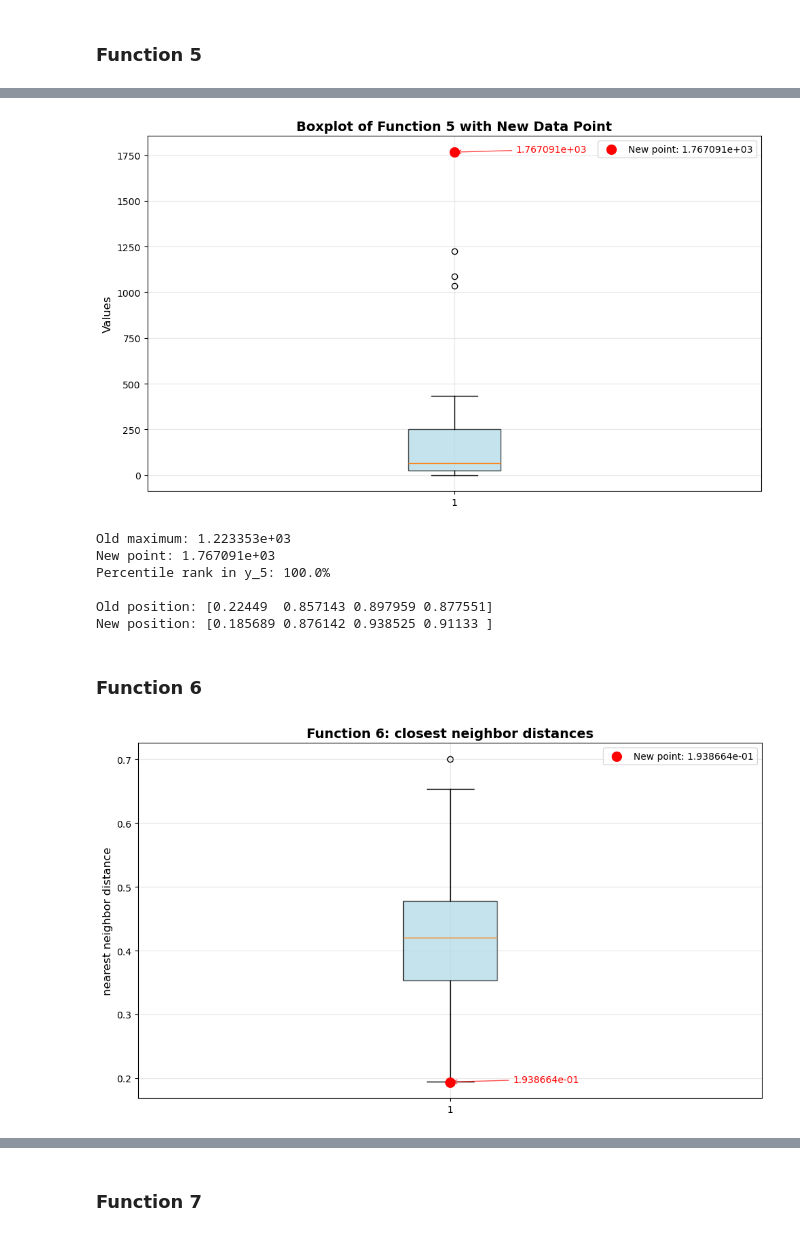
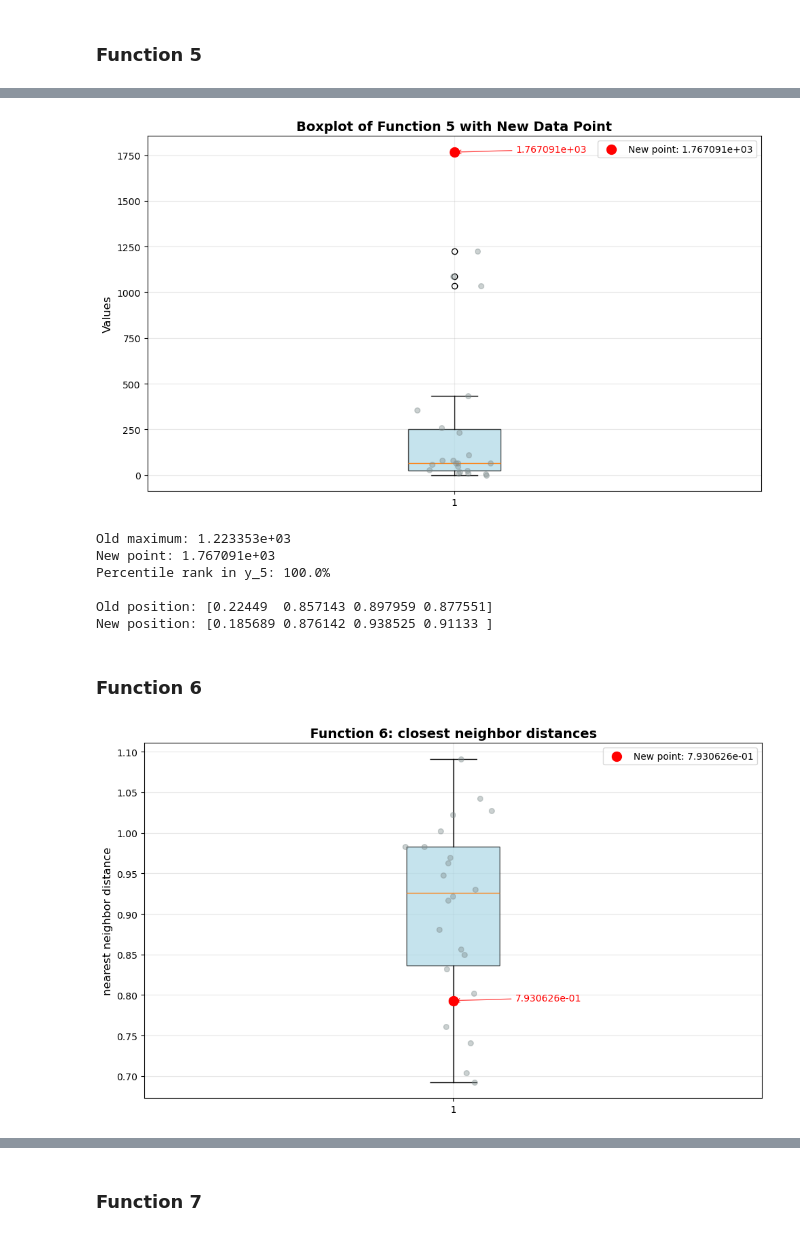
Before and after one commit to Kelly-A-W/Imperial-AI-and-ML-Course-Capstone-Project, a Jupyter notebook: capstone_assignment_15.ipynb, the cells around one changed output, grey strips where cells are left out. Saved outputs shown, nothing was run; the diff lists cells and outputs as text; code cells hidden in the pictures.

```diff
--- a/capstone_assignment_15.ipynb
+++ b/capstone_assignment_15.ipynb
@@ -422,7 +436,8 @@ plot_boxplot_with_new_point(
     y_5,
     y_new[4],
     'Boxplot of Function 5 with New Data Point',
-    'Values')
+    'Values',
+    overlay=True)
 
 # Print some statistics for comparison
 print(f"Old maximum: {np.max(y_5):.6e}")
@@ -431,7 +446,7 @@ print(f"Percentile rank in y_5: {100 * (y_5 < y_new[4]).sum() / len(y_5):.1f}%")
 print(f"\nOld position: {x_5[np.argmax(y_5)]}")
 print(f"New position: {x_new[4]}")
 # %% [output]
-[figure, old version]
+[figure, new version]
 Old maximum: 1.223353e+03
 New point: 1.767091e+03
 Percentile rank in y_5: 100.0%
@@ -441,15 +456,16 @@ New position: [0.185689 0.876142 0.938525 0.91133 ]
 # %% [markdown]
 ### Function 6
 # %%
-x6_distances = find_closest_neighbor_distances(np.array(x_6))
-new_x6_distance = find_min_distance_to_array(x_new[5], np.array(x_6))
+x6_distances = find_median_neighbor_distances(np.array(x_6))
+new_x6_distance = find_median_distance_to_array(x_new[5], np.array(x_6))
 plot_boxplot_with_new_point(
     x6_distances,
-    new_x6_distance[0],
+    new_x6_distance,
     'Function 6: closest neighbor distances',
-    'nearest neighbor distance')
+    'nearest neighbor distance',
+    overlay=True)
 # %% [output]
-[figure, old version]
+[figure, new version]
 # %%
 
 plot_boxplot_with_new_point(
```
Also changed, not shown: parts of 16 cells of this notebook.
